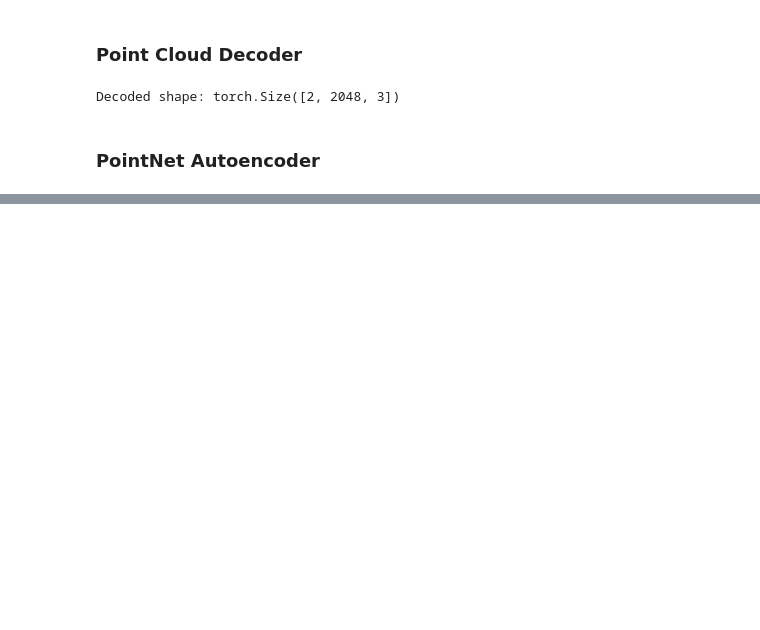
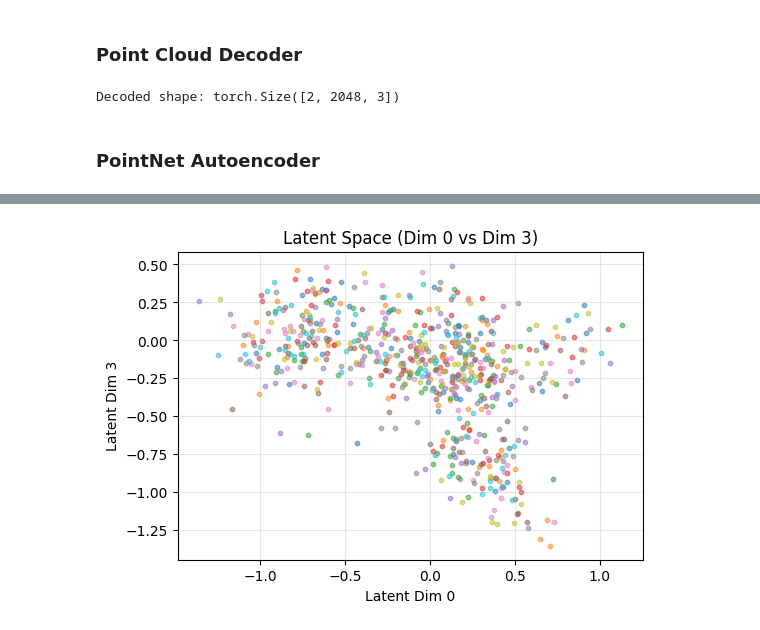
Before and after one commit to RadioActiveBlackTi/nn-experimental-toybooks, a Jupyter notebook: 05-point-cloud-autoencoder.ipynb, the cells around one changed output, grey strips where cells are left out. Saved outputs shown, nothing was run; the diff lists cells and outputs as text; code cells hidden in the pictures; blank space fills up the shorter version.

```diff
--- a/05-point-cloud-autoencoder.ipynb
+++ b/05-point-cloud-autoencoder.ipynb
@@ -411 +512,26 @@ reconstruct_and_visualize(PAE, torch.tensor(normalize_point_cloud_np(make_ellips
+# %%
+def latent_plot(AE, dataloader, n_batches=5, dim0=0, dim1=1):
+    plt.figure(figsize=(6, 4))
+    AE.eval()
+    with torch.no_grad():
+        for batch_idx, (data, _) in enumerate(dataloader):
+            if batch_idx >= n_batches:
+                break
+
+            data = data.to(device).float()  # (B, N, 3)
+            latent, _, _ = AE.encoder(data)  # (B, latent_dim)
+            latent = latent.cpu().numpy()
+            plt.scatter(latent[:, dim0], latent[:, dim1], s=10, alpha=0.5)
+    plt.title(f'Latent Space (Dim {dim0} vs Dim {dim1})')
+    plt.xlabel(f'Latent Dim {dim0}')
+    plt.ylabel(f'Latent Dim {dim1}')
+    plt.grid(True, alpha=0.3)
+    plt.show()
+# %%
+n_batches = 12
+dim0 = 0
+dim1 = 3
+latent_plot(PAE, trainloader, n_batches=n_batches, dim0=dim0, dim1=dim1)
+# %% [output]
+[figure, added]
 # %%
```
Also changed, not shown: parts of 32 cells of this notebook, 1 other file.
